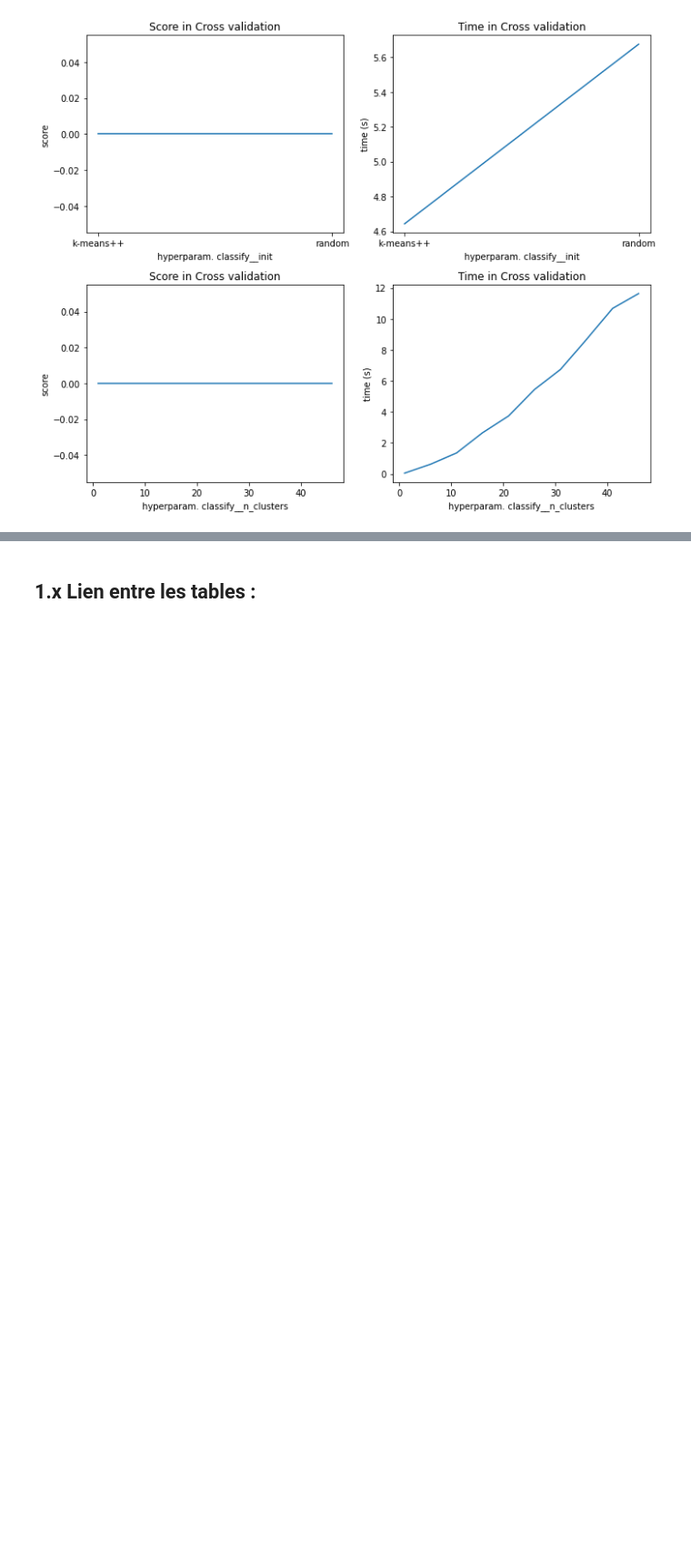
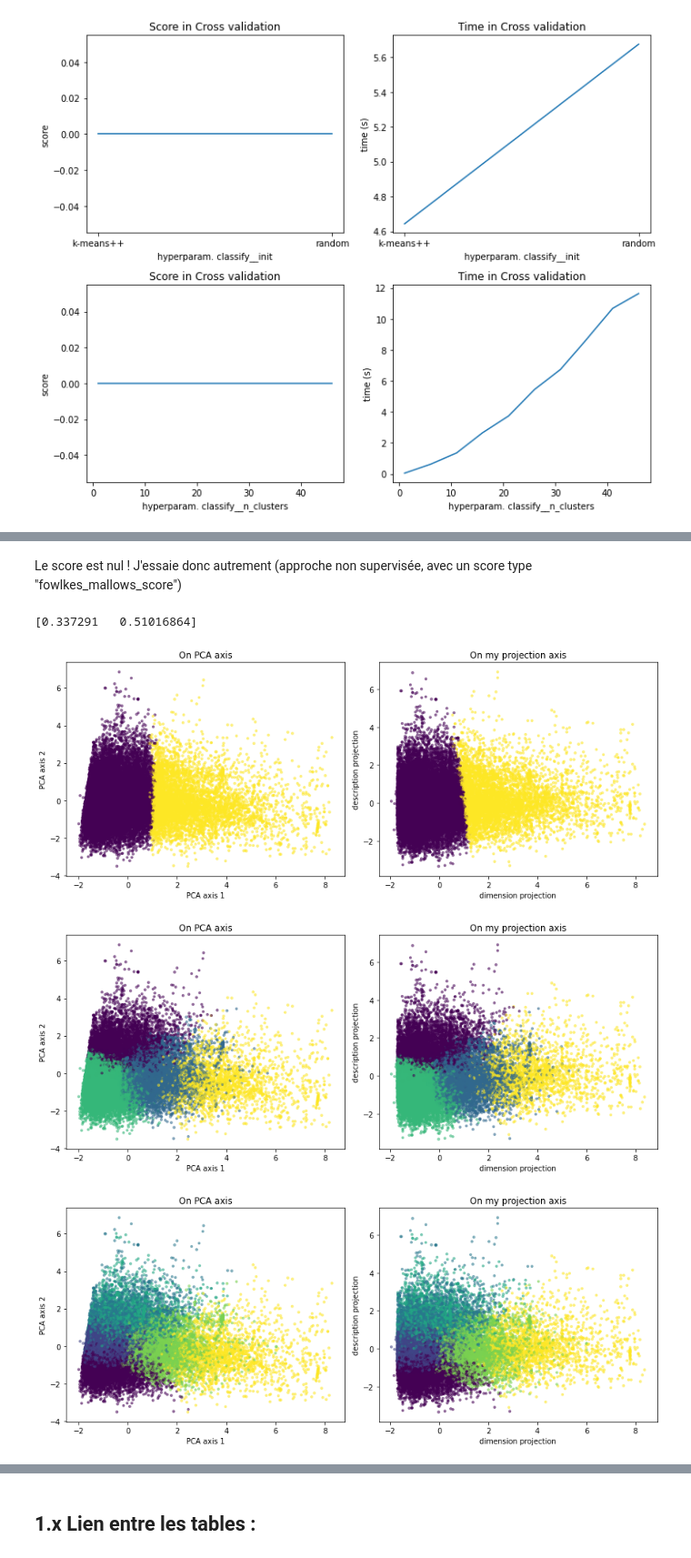
Before and after one commit to ClaireGayral/formation_openclassroom, a Jupyter notebook: P4_gayral_claire/analyse_exploratoire.ipynb, the cells around one changed output, grey strips where cells are left out. Shown at 91% size. Cells and saved outputs as stored; diff of their text form; code cells hidden in the pictures; blank space fills up the shorter version.

Commit message:
fin exploration table / manque projection produit, puis projection commande

```diff
--- a/P4_gayral_claire/analyse_exploratoire.ipynb
+++ b/P4_gayral_claire/analyse_exploratoire.ipynb
@@ -672,12 +676,14 @@ Pour choisir les paramètre de réduction de dimension qui correspondent le mieu
 X = products.copy()
 
 X = X.set_index("product_id")
-y = X["product_category_name"].astype("category")
-# y = y.fillna("missing")
-missing_index = y[y.isna()].index
-y = y.drop(index=missing_index)
-X = X.drop(index=missing_index)
+y = X["product_category_name"]
+## soit fillna soit drop les produits
+y = y.fillna("missing")
+# missing_index = y[y.isna()].index
+# y = y.drop(index=missing_index)
+# X = X.drop(index=missing_index)
 X = X.loc[:,~(X.dtypes == object)]
+y = y.astype("category")
 
 n_clusters = len(np.unique(y))
 X.shape
@@ -1189,0 +1063,53 @@ my_orders["order_purchase_date"]
+# %% [markdown]
+Le score est nul ! J'essaie donc autrement (approche non supervisée, avec un score type "fowlkes_mallows_score")
+# %%
+from sklearn.metrics import fowlkes_mallows_score
+## should the plot be on logscale ?
+dict_log_param = {
+                  "classify__n_clusters" : False,
+                  "classify__init" : False
+                 }
+## 1st pipe - kmeans
+pipe1 = Pipeline(steps = [
+    ("standardize", StandardScaler()),
+    ('classify', KMeans(n_clusters = 10, max_iter=1000))
+#     ('2d_projection',  PCA(n_components=2))
+    ])
+
+## vizualization on PCA axis :
+my_pca = PCA(n_components=2).fit(X_std)
+print(my_pca.explained_variance_ratio_.cumsum())
+X_proj = my_pca.transform(X_std)
+
+for n_clusters in np.arange(2,10,2):
+    pipe1.set_params(**{"classify__n_clusters" : n_clusters})
+    pipe1.fit(X)
+    plt.figure(figsize=(12,5))
+    plt.subplot(1,2,1)
+    plt.scatter(x=X_proj[:,0], y=X_proj[:,1],
+                c=pipe1["classify"].labels_, alpha = 0.5, marker=".")
+    plt.title("On PCA axis")
+    plt.xlabel("PCA axis 1")
+    plt.ylabel("PCA axis 2")
+
+    plt.subplot(1,2,2)
+    plt.scatter(x=my_products["product_dimension"], y=my_products["product_description"],
+                c=pipe1["classify"].labels_, alpha = 0.5, marker=".")
+    plt.title("On my projection axis")
+    plt.xlabel("dimension projection")
+    plt.ylabel("description projection")
+    plt.tight_layout()
+    plt.show()
+# ## vizualization on PCA axis :
+# for n_clusters in np.arange(3,8):
+#     pipe1.set_params(**{"classify__n_clusters" : n_clusters})
+#     pipe1.fit(X)
+#     X_proj = pipe1.transform(X)
+#     plt.scatter(x=X_proj[:,0], y=X_proj[:,1], c=pipe1["classify"].labels_, alpha = 0.5, marker=".")
+#     # ["cluster"+str(k) for k in np.arange(1,n_clusters+1)]
+#     plt.show()
+# %% [output]
+[0.337291   0.51016864]
+[figure, added]
+[figure, added]
+[figure, added]
```
Also changed, not shown: parts of 87 cells of this notebook, 5 other files.
